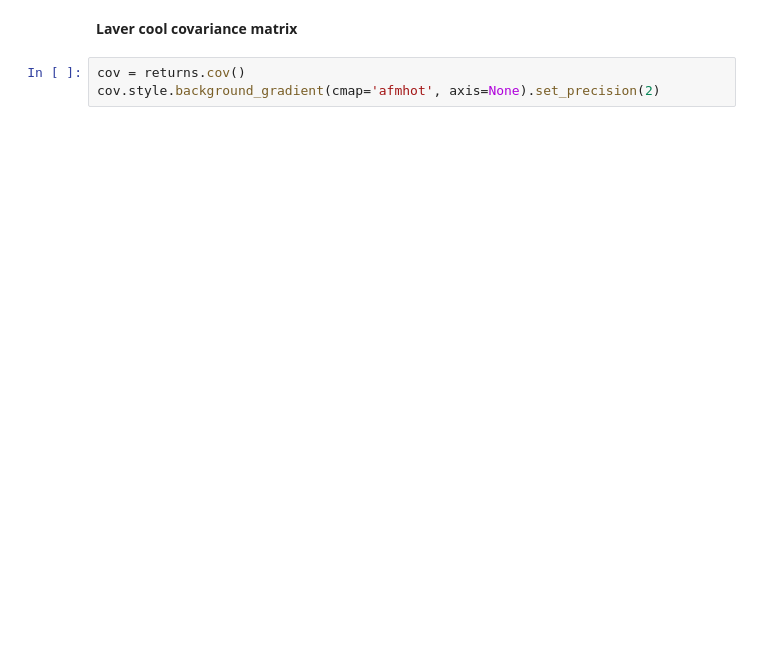
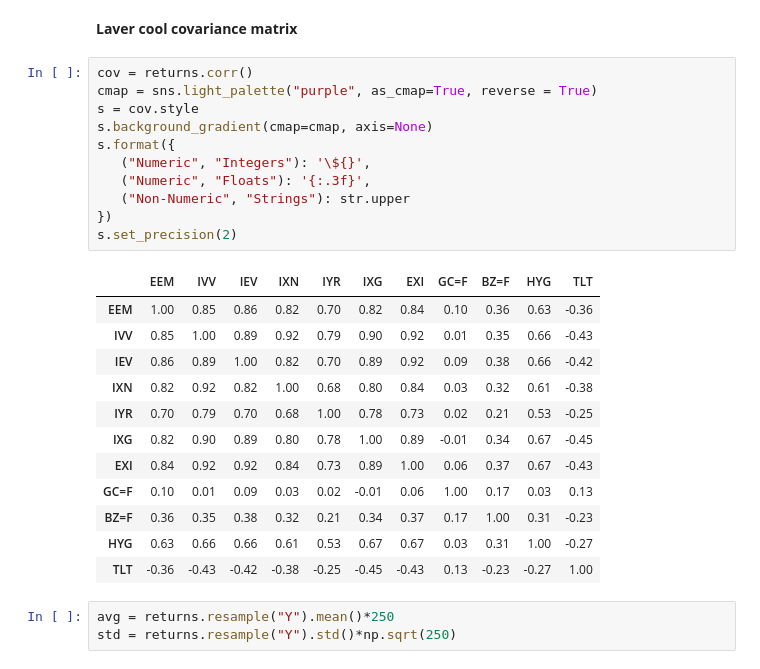
Before and after one commit to neriksen/thesis, a Jupyter notebook: Description of data/description_of_data.ipynb, the cells around one changed output. Cells and saved outputs as stored; diff of their text form; blank space fills up the shorter version.

```diff
--- a/Description of data/description_of_data.ipynb
+++ b/Description of data/description_of_data.ipynb
@@ -112,5 +151,29 @@ pd.DataFrame([mean, std, p_values, df_t, nc_t, loc_t, scale_t], columns = ticker
 # %% [markdown]
 **Laver cool covariance matrix**
-# %%
-cov = returns.cov()
-cov.style.background_gradient(cmap='afmhot', axis=None).set_precision(2)
+# %%
+cov = returns.corr()
+cmap = sns.light_palette("purple", as_cmap=True, reverse = True)
+s = cov.style
+s.background_gradient(cmap=cmap, axis=None)
+s.format({
+   ("Numeric", "Integers"): '\${}',
+   ("Numeric", "Floats"): '{:.3f}',
+   ("Non-Numeric", "Strings"): str.upper
+})
+s.set_precision(2)
+# %% [output]
+|  | EEM | IVV | IEV | IXN | IYR | IXG | EXI | GC=F | BZ=F | HYG | TLT |
+| EEM | 1.00 | 0.85 | 0.86 | 0.82 | 0.70 | 0.82 | 0.84 | 0.10 | 0.36 | 0.63 | -0.36 |
+| IVV | 0.85 | 1.00 | 0.89 | 0.92 | 0.79 | 0.90 | 0.92 | 0.01 | 0.35 | 0.66 | -0.43 |
+| IEV | 0.86 | 0.89 | 1.00 | 0.82 | 0.70 | 0.89 | 0.92 | 0.09 | 0.38 | 0.66 | -0.42 |
+| IXN | 0.82 | 0.92 | 0.82 | 1.00 | 0.68 | 0.80 | 0.84 | 0.03 | 0.32 | 0.61 | -0.38 |
+| IYR | 0.70 | 0.79 | 0.70 | 0.68 | 1.00 | 0.78 | 0.73 | 0.02 | 0.21 | 0.53 | -0.25 |
+| IXG | 0.82 | 0.90 | 0.89 | 0.80 | 0.78 | 1.00 | 0.89 | -0.01 | 0.34 | 0.67 | -0.45 |
+| EXI | 0.84 | 0.92 | 0.92 | 0.84 | 0.73 | 0.89 | 1.00 | 0.06 | 0.37 | 0.67 | -0.43 |
+| GC=F | 0.10 | 0.01 | 0.09 | 0.03 | 0.02 | -0.01 | 0.06 | 1.00 | 0.17 | 0.03 | 0.13 |
+| BZ=F | 0.36 | 0.35 | 0.38 | 0.32 | 0.21 | 0.34 | 0.37 | 0.17 | 1.00 | 0.31 | -0.23 |
+| HYG | 0.63 | 0.66 | 0.66 | 0.61 | 0.53 | 0.67 | 0.67 | 0.03 | 0.31 | 1.00 | -0.27 |
+| TLT | -0.36 | -0.43 | -0.42 | -0.38 | -0.25 | -0.45 | -0.43 | 0.13 | -0.23 | -0.27 | 1.00 |
+# %%
+avg = returns.resample("Y").mean()*250
+std = returns.resample("Y").std()*np.sqrt(250)
```
Also changed, not shown: parts of 7 cells of this notebook.
